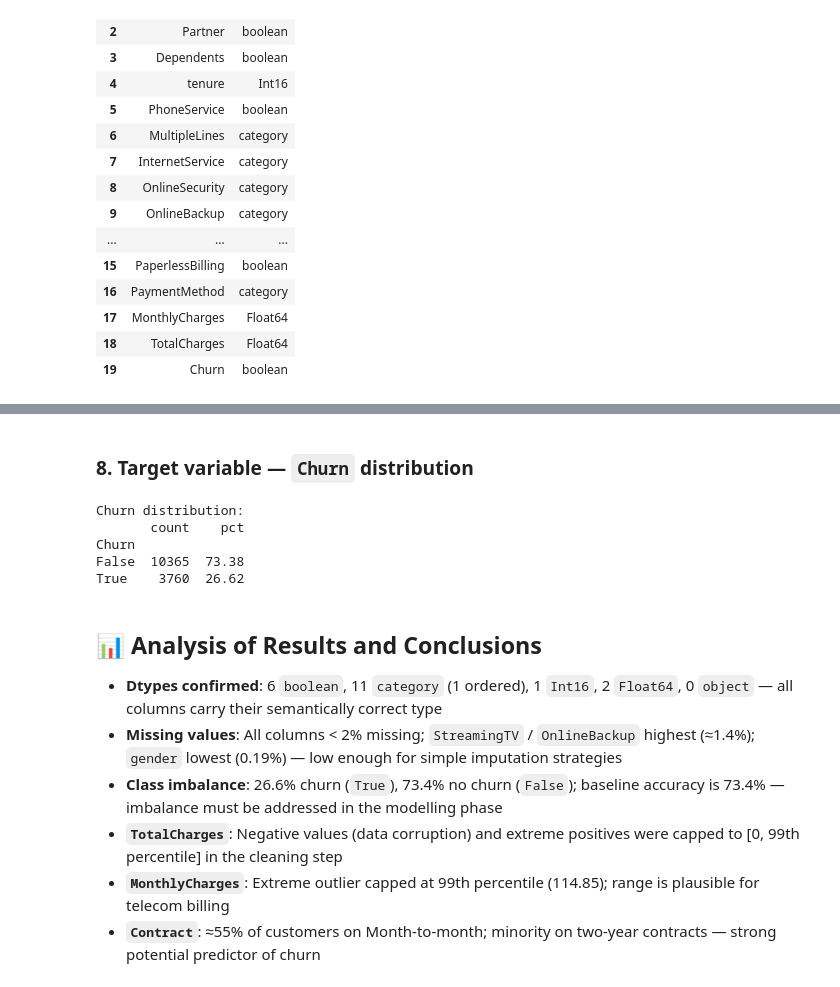
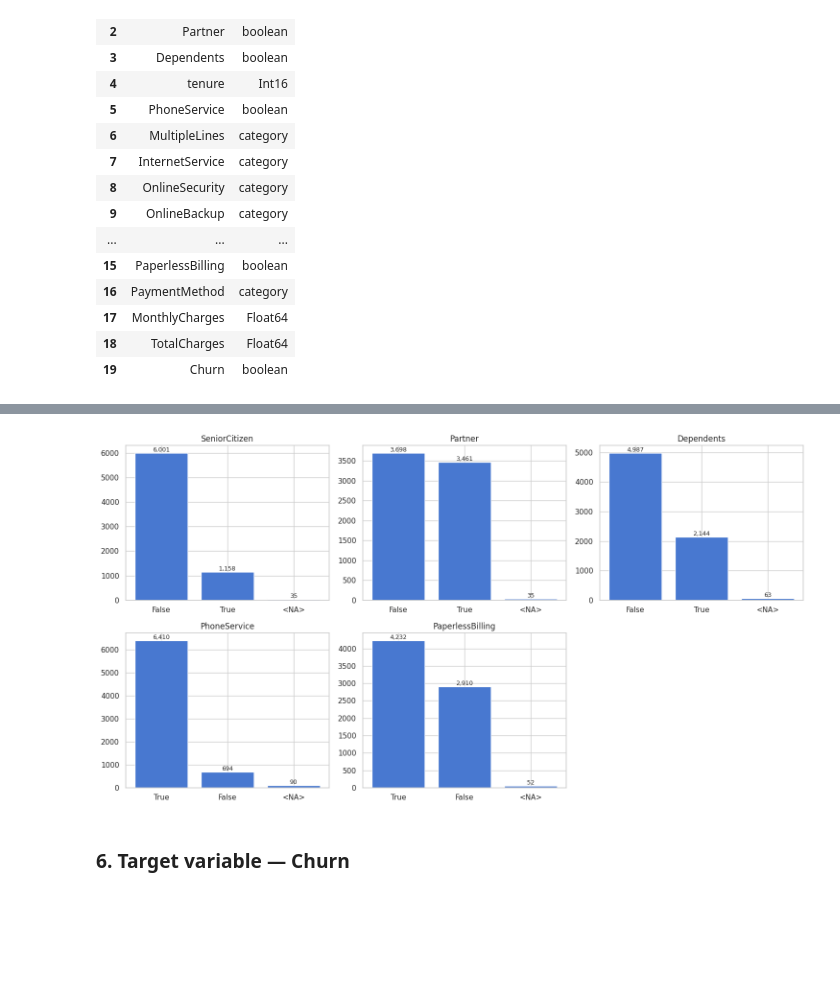
Before and after one commit to juandagalo/dsenproduccion, a Jupyter notebook: notebooks/2-exploration/01_jdg_churn_data_description_20260221.ipynb, the cells around one changed output, grey strips where cells are left out. Drawn from its saved outputs; the diff is of its cells as text; code cells hidden in the pictures; blank space fills up the shorter version.

```diff
--- a/notebooks/2-exploration/01_jdg_churn_data_description_20260221.ipynb
+++ b/notebooks/2-exploration/01_jdg_churn_data_description_20260221.ipynb
@@ -206,0 +233,7 @@ Credit card (automatic)      3049
+# %%
+bool_cols = df.select_dtypes(include="boolean").columns.drop("Churn").tolist()
+
+for col in bool_cols:
+    print(f"\n{'─' * 40}")
+    print(f"Column: {col}")
+    print(df[col].value_counts(dropna=False).to_string())
@@ -207,30 +258,33 @@ Credit card (automatic)      3049
+# %%
+n_plots = len(bool_cols)
+n_grid_cols = 3
+n_grid_rows = -(-n_plots // n_grid_cols)
+
+fig, axes = plt.subplots(n_grid_rows, n_grid_cols, figsize=(5 * n_grid_cols, 4 * n_grid_rows))
+axes = axes.flatten()
+
+for i, col in enumerate(bool_cols):
+    counts = df[col].value_counts(dropna=False)
+    labels = [str(x) for x in counts.index]
+    ax = axes[i]
+    bars = ax.bar(labels, counts.values)
+    ax.set_title(col)
+    for bar, val in zip(bars, counts.values, strict=False):
+        ax.text(
+            bar.get_x() + bar.get_width() / 2,
+            bar.get_height(),
+            f"{val:,}",
+            ha="center",
+            va="bottom",
+            fontsize=9,
+        )
+
+for j in range(i + 1, len(axes)):
+    axes[j].set_visible(False)
+
+plt.tight_layout()
+plt.show()
+# %% [output]
+[figure, added]
 # %% [markdown]
-### 8. Target variable — `Churn` distribution
+### 6. Target variable — Churn
-# %%
-churn_counts = df["Churn"].value_counts()
-churn_pct = df["Churn"].value_counts(normalize=True).mul(100).round(2)
-
-churn_summary = pd.DataFrame({"count": churn_counts, "pct": churn_pct})
-print("Churn distribution:")
-print(churn_summary)
-# %% [output]
-Churn distribution:
-       count    pct
-Churn
-False  10365  73.38
-True    3760  26.62
-# %% [markdown]
-## 📊 Analysis of Results and Conclusions
-
-- **Dtypes confirmed**: 6 `boolean`, 11 `category` (1 ordered), 1 `Int16`, 2 `Float64`,
-  0 `object` — all columns carry their semantically correct type
-- **Missing values**: All columns < 2% missing; `StreamingTV` / `OnlineBackup` highest
-  (≈1.4%); `gender` lowest (0.19%) — low enough for simple imputation strategies
-- **Class imbalance**: 26.6% churn (`True`), 73.4% no churn (`False`); baseline
-  accuracy is 73.4% — imbalance must be addressed in the modelling phase
-- **`TotalCharges`**: Negative values (data corruption) and extreme positives were
-  capped to [0, 99th percentile] in the cleaning step
-- **`MonthlyCharges`**: Extreme outlier capped at 99th percentile (114.85); range is
-  plausible for telecom billing
-- **`Contract`**: ≈55% of customers on Month-to-month; minority on two-year contracts —
-  strong potential predictor of churn
```
Also changed, not shown: parts of 32 cells of this notebook.
